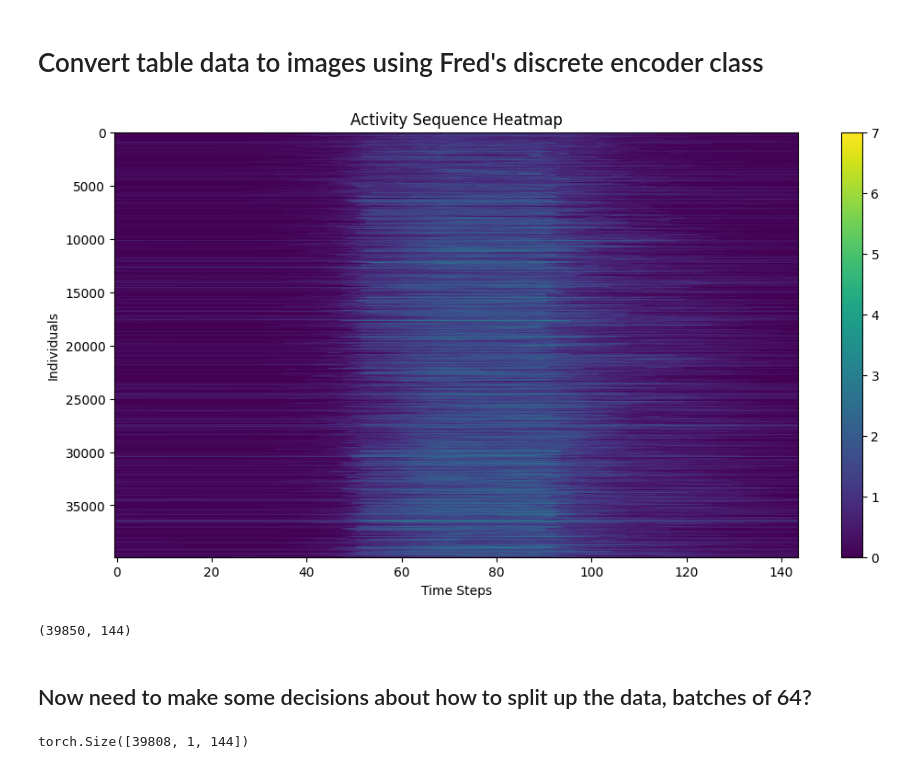
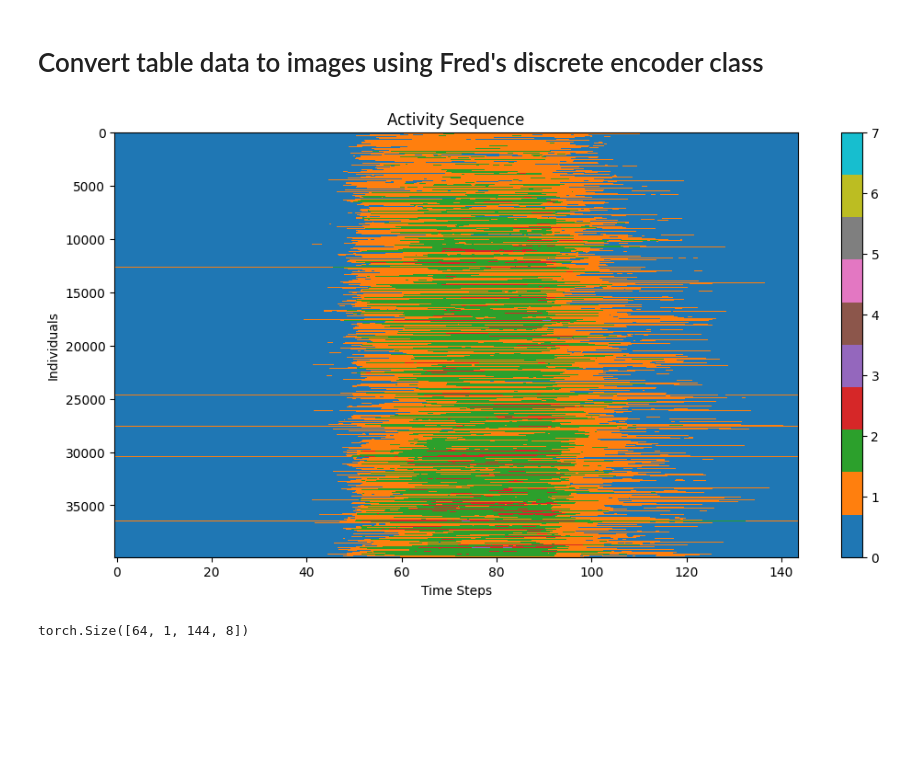
Before and after one commit to Rakin45/synth_pop_ddpm, a Jupyter notebook: ddpm.ipynb, the cells around one changed output. Cells and saved outputs as stored; diff of their text form; code cells hidden in the pictures; blank space fills up the shorter version.

Commit message:
changed data to be in a 2d format using embeddings

```diff
--- a/ddpm.ipynb
+++ b/ddpm.ipynb
@@ -178,39 +178,42 @@ tensor_image_grid = torch.tensor(image_grid)
 torch.save(tensor_image_grid, './data/image_grid.pt')
 # %%
 plt.figure(figsize=(12, 6))
-plt.imshow(image_grid, aspect='auto')
+plt.imshow(image_grid, aspect='auto', cmap="tab10")
 plt.colorbar()
-plt.title('Activity Sequence Heatmap')
+plt.title('Activity Sequence')
 plt.xlabel('Time Steps')
 plt.ylabel('Individuals')
 plt.show()
 # %% [output]
-[figure, old version]
+[figure, new version]
-# %%
-print(image_grid.shape)
-# %% [output]
-(39850, 144)
-# %% [markdown]
-## Now need to make some decisions about how to split up the data, batches of 64?
 # %%
 from torch.utils.data import TensorDataset, DataLoader
 
-# Loading the tensor image grid and processing it
 tensor_image_grid = torch.load('./data/image_grid.pt')
-tensor_image_grid = tensor_image_grid[:-(tensor_image_grid.shape[0] % 64)] # Remove the last rows to make the number of rows divisible by 64
-tensor_image_grid = tensor_image_grid.unsqueeze(1) # Add a channel dimension
+tensor_image_grid = tensor_image_grid[:-(tensor_image_grid.shape[0] % 64)]
+N, sequence_length = tensor_image_grid.shape
 
-print(tensor_image_grid.shape) # torch.Size([64, 1, 144]) is the shape we want
+# Define the embedding layer
+num_activities = 8
+embedding_dim = 8
+embedding_layer = nn.Embedding(num_activities, embedding_dim)
+
+tensor_image_grid = tensor_image_grid.long()
+
+flattened_tensor = tensor_image_grid.view(-1)
+
+embedded_tensor = embedding_layer(flattened_tensor)
+
+embedded_tensor = embedded_tensor.view(N, 1, sequence_length, embedding_dim)
 
 # Create a dataset and dataloader
-dataset = TensorDataset(tensor_image_grid)
+dataset = TensorDataset(embedded_tensor)
 batch_size = 64
-dataloader = DataLoader(dataset, batch_size=batch_size, shuffle=False) # Shuffling sequential data is bad!
+dataloader = DataLoader(dataset, batch_size=batch_size, shuffle=False)
 
-
-for batch in dataloader:
-    x = batch[0]
-    #print(x.shape)
+for i, (x,) in enumerate(dataloader):
+    print(x.shape)
+    break
 # %% [output]
-torch.Size([39808, 1, 144])
+torch.Size([64, 1, 144, 8])
 # %%
```
Also changed, not shown: parts of 5 cells of this notebook.
